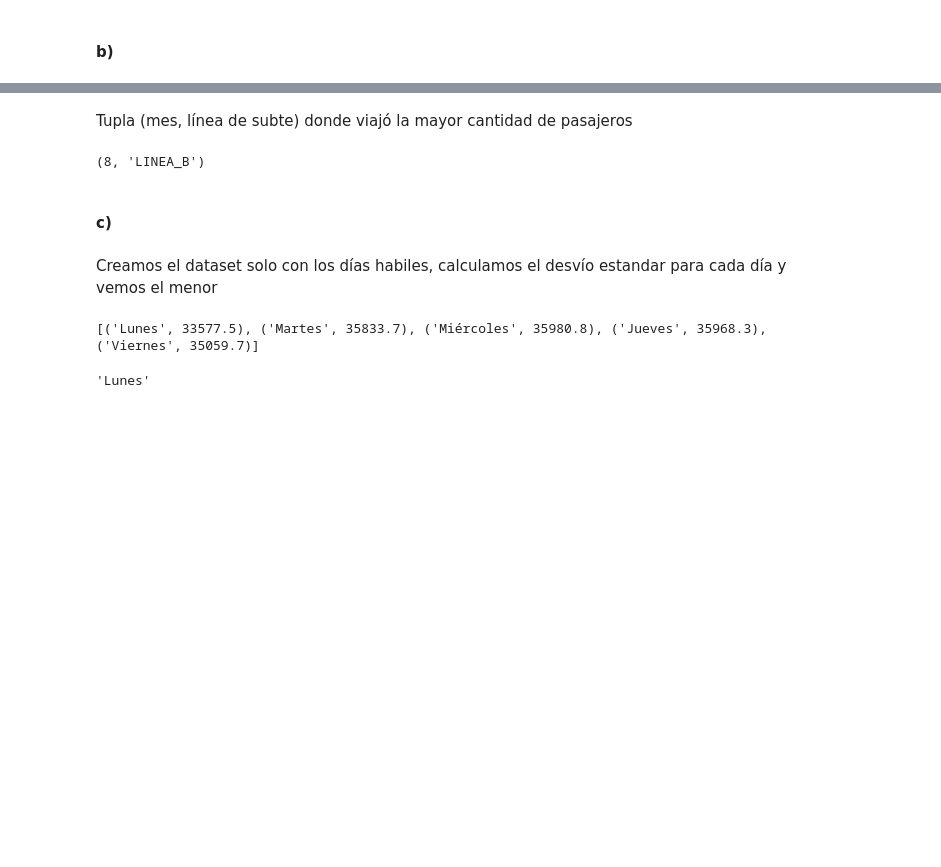
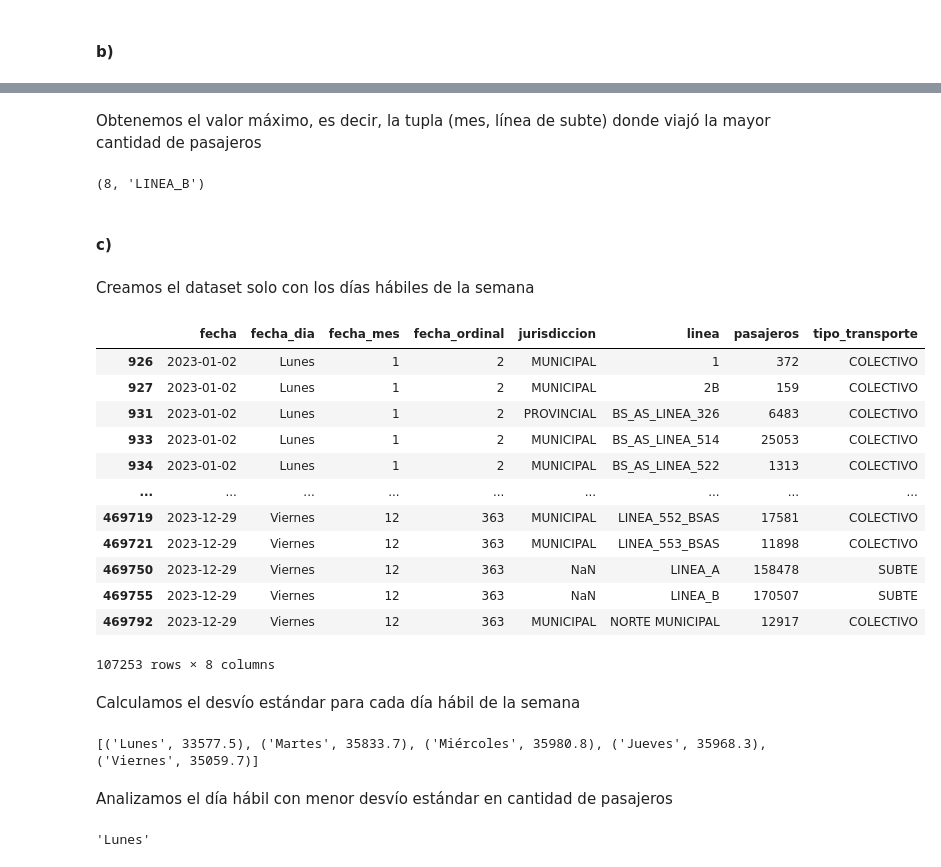
Before and after one commit to alejoGonc/labo_tp1, a Jupyter notebook: main.ipynb, the cells around one changed output, grey strips where cells are left out. Drawn from its saved outputs; the diff is of its cells as text; code cells hidden in the pictures; blank space fills up the shorter version.

```diff
--- a/main.ipynb
+++ b/main.ipynb
@@ -120,18 +250,34 @@ datos_subte_mesLinea = datos_subte.groupby(['fecha_mes','linea'])['pasajeros'].s
+# %% [markdown]
+Obtenemos el valor máximo, es decir, la tupla (mes, línea de subte) donde viajó la mayor cantidad de pasajeros
 # %%
 mes_linea_maxPasajeros = pd.DataFrame(datos_subte_mesLinea).idxmax()
+mes_linea_maxPasajeros.iloc[0]
+# %% [output]
+(8, 'LINEA_B')
-# %% [markdown]
-Tupla (mes, línea de subte) donde viajó la mayor cantidad de pasajeros
-# %%
-mes_linea_maxPasajeros.iloc[0]
-# %% [output]
-(8, 'LINEA_B')
 # %% [markdown]
 #### c)
 # %% [markdown]
-Creamos el dataset solo con los días habiles, calculamos el desvío estandar para cada día y vemos el menor
+Creamos el dataset solo con los días hábiles de la semana
 # %%
 dias_habiles = ['Lunes', 'Martes', 'Miércoles', 'Jueves', 'Viernes']
 datos_amba_habiles = datos_amba[datos_amba['fecha_dia'].isin(dias_habiles)]
+datos_amba_habiles
+# %% [output]
+|  | fecha | fecha_dia | fecha_mes | fecha_ordinal | jurisdiccion | linea | pasajeros | tipo_transporte |
+| 926 | 2023-01-02 | Lunes | 1 | 2 | MUNICIPAL | 1 | 372 | COLECTIVO |
+| 927 | 2023-01-02 | Lunes | 1 | 2 | MUNICIPAL | 2B | 159 | COLECTIVO |
+| 931 | 2023-01-02 | Lunes | 1 | 2 | PROVINCIAL | BS_AS_LINEA_326 | 6483 | COLECTIVO |
+| 933 | 2023-01-02 | Lunes | 1 | 2 | MUNICIPAL | BS_AS_LINEA_514 | 25053 | COLECTIVO |
+| 934 | 2023-01-02 | Lunes | 1 | 2 | MUNICIPAL | BS_AS_LINEA_522 | 1313 | COLECTIVO |
+| ... | ... | ... | ... | ... | ... | ... | ... | ... |
+| 469719 | 2023-12-29 | Viernes | 12 | 363 | MUNICIPAL | LINEA_552_BSAS | 17581 | COLECTIVO |
+| 469721 | 2023-12-29 | Viernes | 12 | 363 | MUNICIPAL | LINEA_553_BSAS | 11898 | COLECTIVO |
+| 469750 | 2023-12-29 | Viernes | 12 | 363 | NaN | LINEA_A | 158478 | SUBTE |
+| 469755 | 2023-12-29 | Viernes | 12 | 363 | NaN | LINEA_B | 170507 | SUBTE |
+| 469792 | 2023-12-29 | Viernes | 12 | 363 | MUNICIPAL | NORTE MUNICIPAL | 12917 | COLECTIVO |
+107253 rows × 8 columns
+# %% [markdown]
+Calculamos el desvío estándar para cada día hábil de la semana
 # %%
 desvios = []
 for dia_habil in dias_habiles:
@@ -141,6 +287,8 @@ for dia_habil in dias_habiles:
 print(desvios)
 # %% [output]
 [('Lunes', 33577.5), ('Martes', 35833.7), ('Miércoles', 35980.8), ('Jueves', 35968.3), ('Viernes', 35059.7)]
+# %% [markdown]
+Analizamos el día hábil con menor desvío estándar en cantidad de pasajeros
 # %%
 dia_menos_desvio = min(desvios, key=lambda x: x[1])
 dia_menos_desvio[0]
```
Also changed, not shown: parts of 21 cells of this notebook.
